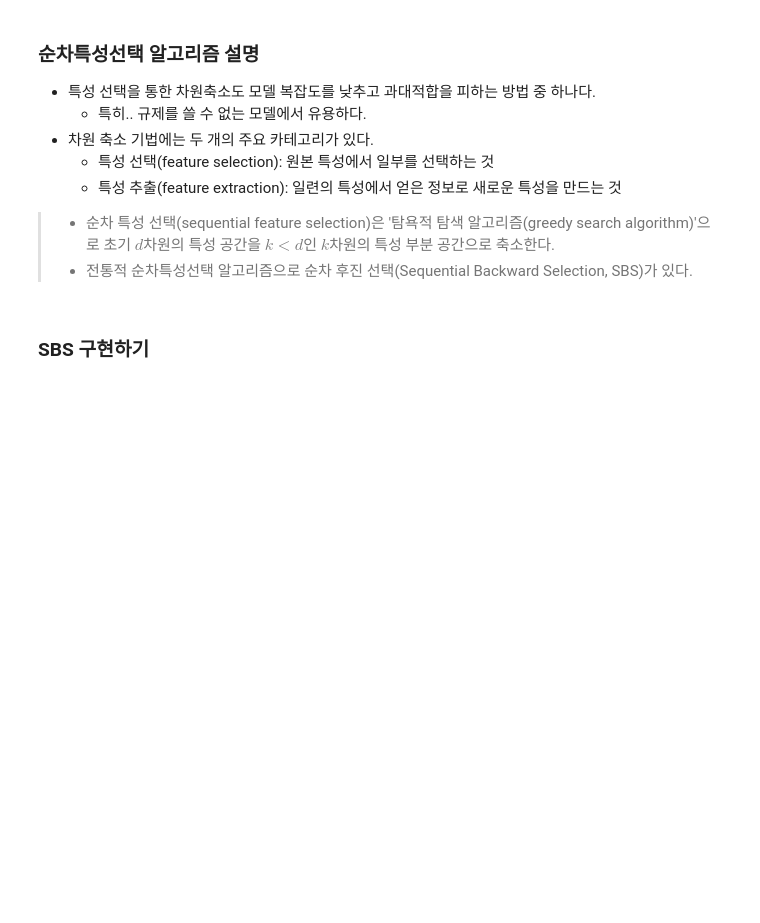
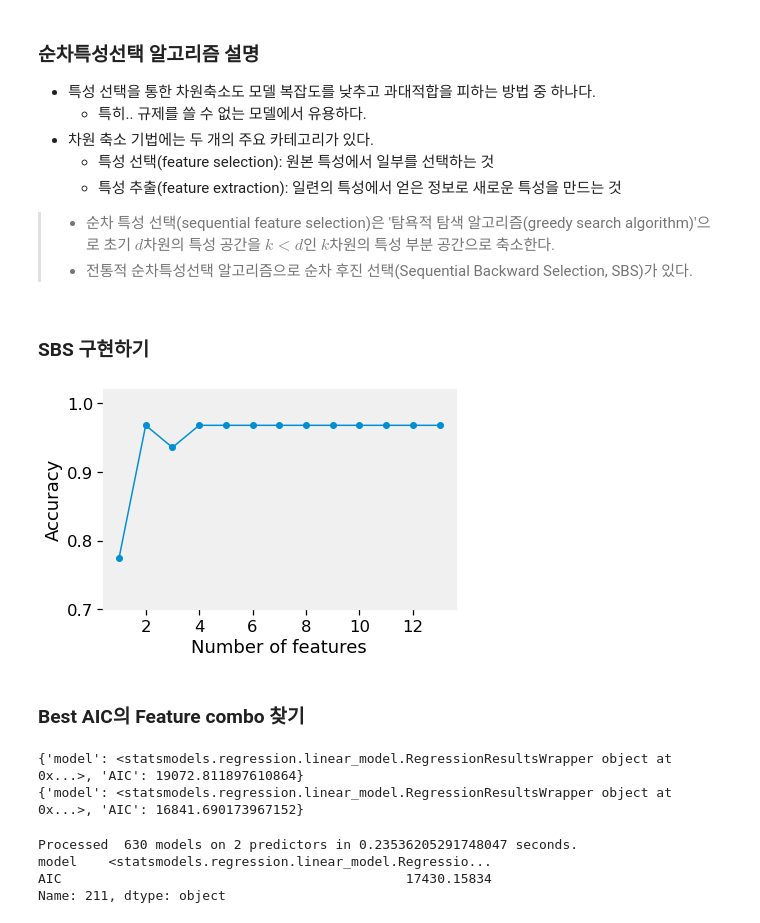
Before and after one commit to oldcamel-sw/datascience-2023, a Jupyter notebook: Contents/Preprocessing_FeatureEngineering.ipynb, the cells around one changed output. Cells and saved outputs as stored; diff of their text form; code cells hidden in the pictures; blank space fills up the shorter version.

```diff
--- a/Contents/Preprocessing_FeatureEngineering.ipynb
+++ b/Contents/Preprocessing_FeatureEngineering.ipynb
@@ -1179,3 +1179,33 @@ class SBS():
         y_pred = self.estimator.predict(X_test[:, indices])
         score = self.scoring(y_test. y_pred)
         return score
+# %%
+X_train, X_test, y_train, y_test = df_wine()
+
+scaler = StandardScaler()
+X_train_std = scaler.fit_transform(X_train)
+# %%
+import matplotlib.pyplot as plt
+from sklearn.neighbors import KNeighborsClassifier
+
+knn = KNeighborsClassifier(n_neighbors=5)
+
+# 특성을 선택한다
+sbs = SBS(knn, k_features=1)
+sbs.fit(X_train_std, y_train)
+
+# 선택한 특성의 성능을 출력한다
+k_feat = [len(k) for k in sbs.subsets_]  # subsets_ 리스트에 담긴 원소들은 feature 조합의 원소 갯수다. => 이게 그래프의 x축이 된다.
+
+plt.plot(k_feat, sbs.scores_, marker='o')  # feature 조합 원소 갯수에 따라서 scores_ 가 어떻게 바뀌는지 보여준다
+plt.ylim([0.7, 1.02])
+plt.ylabel('Accuracy')
+plt.xlabel('Number of features')
+plt.grid()
+plt.tight_layout()
+
+plt.show()
+# %% [output]
+[figure, added]
+# %% [markdown]
+### Best AIC의 Feature combo 찾기
@@ -1181,0 +1236,39 @@ class SBS():
+# %%
+# 1) X, y, feature를 받았을 때 AIC를 return하는 함수 정의
+def processSubset(X, y, feature_set):
+    model = sm.OLS(y, X[list(feature_set)])
+    regr = model.fit()
+    AIC = regr.aic
+    return {'model': regr, 'AIC': AIC}
+
+print(processSubset(X=train_x, y=train_y, feature_set=feature_columns[0:5]))
+print(processSubset(X=train_x, y=train_y, feature_set=feature_columns))
+# %% [output]
+{'model': <statsmodels.regression.linear_model.RegressionResultsWrapper object at 0x...>, 'AIC': 19072.811897610864}
+{'model': <statsmodels.regression.linear_model.RegressionResultsWrapper object at 0x...>, 'AIC': 16841.690173967152}
+# %%
+# 2) 각각의 feature_columns 조합 중 가장 낮은 AIC를 가지는 모델 선택 및 저장하는 함수 정의
+
+import time
+import itertools
+
+def getBest(X, y, k):
+    tic = time.time() # 시작시간
+    results = []  # 결과 저장 공간
+    for combo in itertools.combinations(X.columns.difference(['const']), k):
+        combo = (list(combo) + ['const'])  # 상수열은 빼고 combo 만든 다음에, 다시 상수항을 콤보에 추가해준다. 왜냐면 상수항은 모든 콤보에 포함되어야 하기 때문
+        results.append(processSubset(X, y, feature_set=combo)) # 콤보 리스트를 feature set로 갖는 모델의 AIC값을 저장한다.
+    models = pd.DataFrame(results) # 데이터 프레임으로 변환
+    best_model = models.loc[models['AIC'].argmin()]
+        # models['AIC'].argmin() 은 AIC가 가장 낮은 행의 index를 가짐
+        # models.loc[위의 인덱스] 를 하면 best 행만 return
+    toc = time.time()   # 종료시간
+    print("Processed ", models.shape[0], "models on", k, "predictors in", (toc - tic), "seconds.")
+    return best_model
+
+print(getBest(X=train_x, y=train_y, k=2))
+# %% [output]
+Processed  630 models on 2 predictors in 0.23536205291748047 seconds.
+model    <statsmodels.regression.linear_model.Regressio...
+AIC                                            17430.15834
+Name: 211, dtype: object
```
Also changed, not shown: parts of 127 cells of this notebook, 3 other files.
